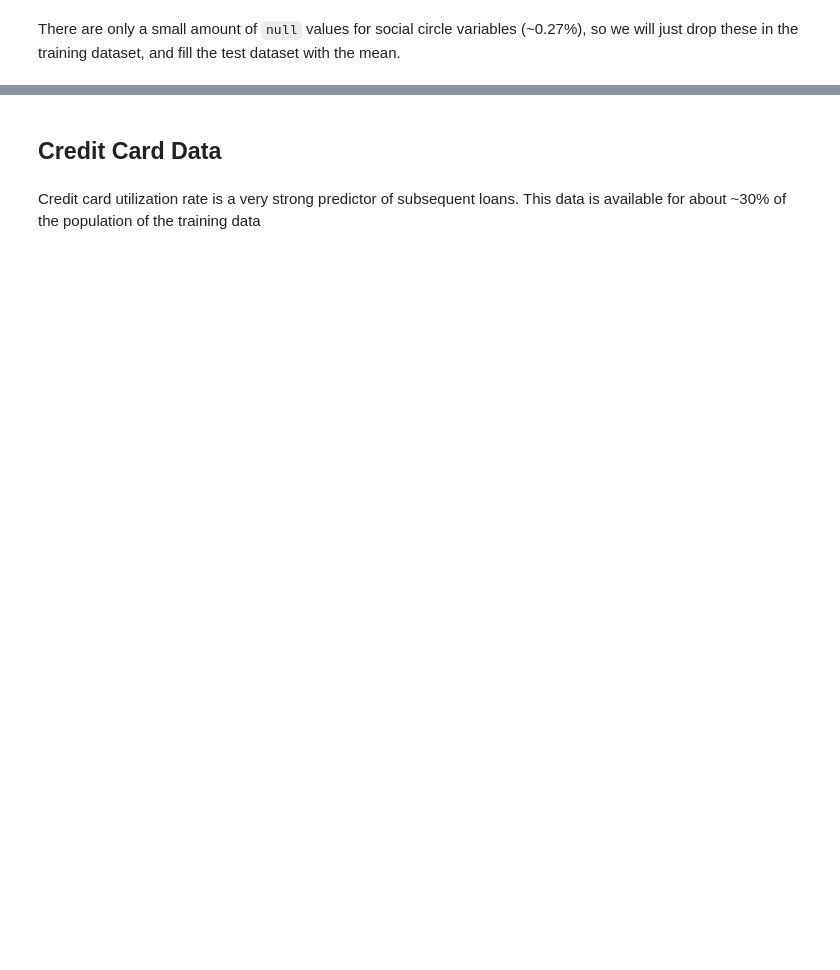
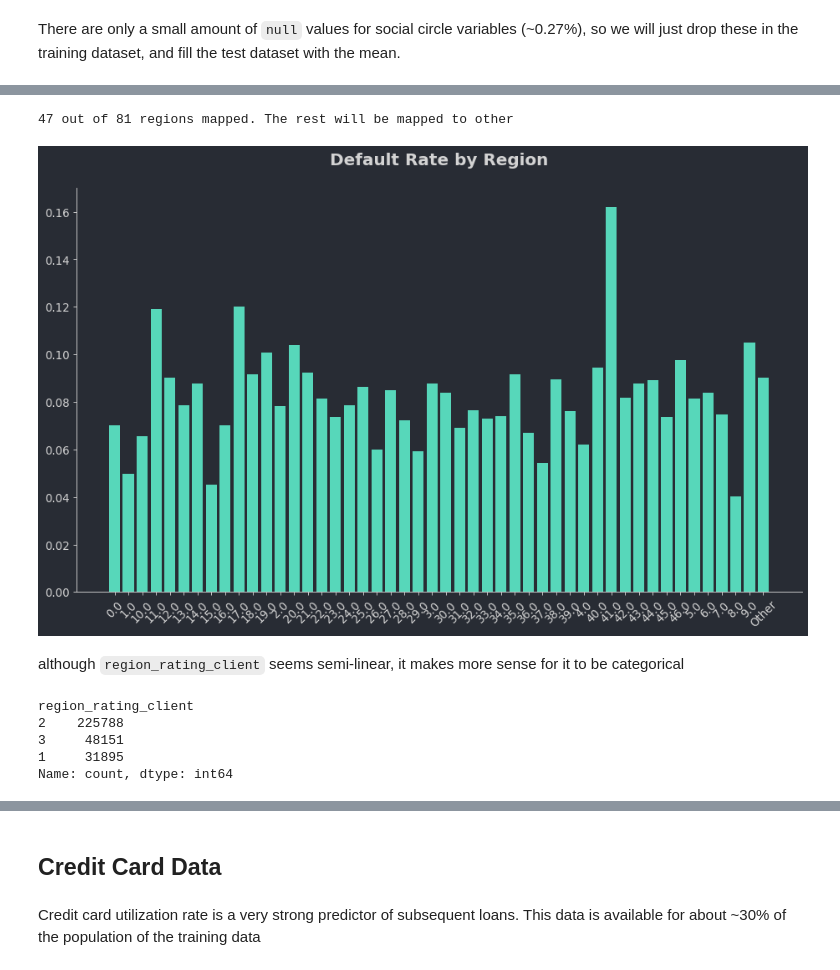
Before and after one commit to rca-devs/CIS-5450, a Jupyter notebook: Copy_of_CIS_5450_course_project_with_modeling_v2.ipynb, the cells around one changed output, grey strips where cells are left out. Drawn from its saved outputs; the diff is of its cells as text; code cells hidden in the pictures; blank space fills up the shorter version.

```diff
--- a/Copy_of_CIS_5450_course_project_with_modeling_v2.ipynb
+++ b/Copy_of_CIS_5450_course_project_with_modeling_v2.ipynb
@@ -1129,0 +1985,10 @@ d['application_train_df']
+# %%
+#Any less than 2k (arbitrary) will be grouped into 'Other'
+region_map = {}
+regions_to_map = d['application_train_df']['region_population_relative'].value_counts()[d['application_train_df']['region_population_relative'].value_counts() >= 2000].index
+for i,region in enumerate(regions_to_map):
+    region_map[region] = i
+print(f'{len(region_map)} out of {len(d["application_train_df"]["region_population_relative"].unique())} regions mapped. The rest will be mapped to other')
+# other_index = d['application_train_df']['region_population_relative'].value_counts()[d['application_train_df']['region_population_relative'].value_counts() > 2000].index
+# %% [output]
+47 out of 81 regions mapped. The rest will be mapped to other
@@ -1129,0 +2003,25 @@ d['application_train_df']
+# %%
+col = 'region'
+fig = plt.figure(figsize = (14,8))
+ax = fig.add_subplot(111)
+
+temp = d['application_train_df'].groupby(col).agg({'target':'mean','sk_id_curr':'count'})
+ax.bar(temp.index, temp['target'])
+
+ax.set_title('Default Rate by Region')
+
+plt.xticks(rotation = 45)
+
+plt.show()
+# %% [output]
+[figure, added]
+# %% [markdown]
+although `region_rating_client` seems semi-linear, it makes more sense for it to be categorical
+# %%
+d['application_train_df']['region_rating_client'].value_counts()
+# %% [output]
+region_rating_client
+2    225788
+3     48151
+1     31895
+Name: count, dtype: int64
```
Also changed, not shown: parts of 212 cells of this notebook.
